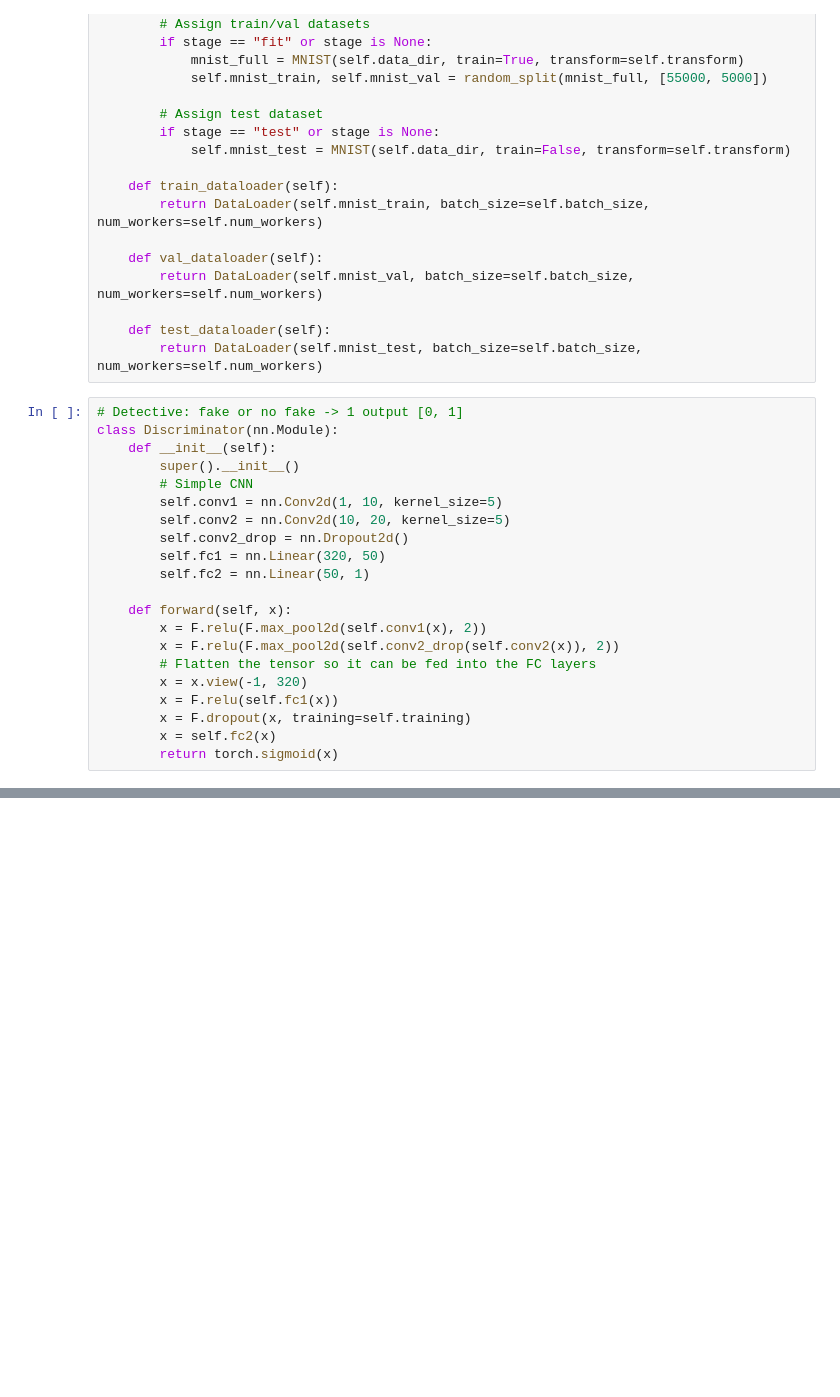
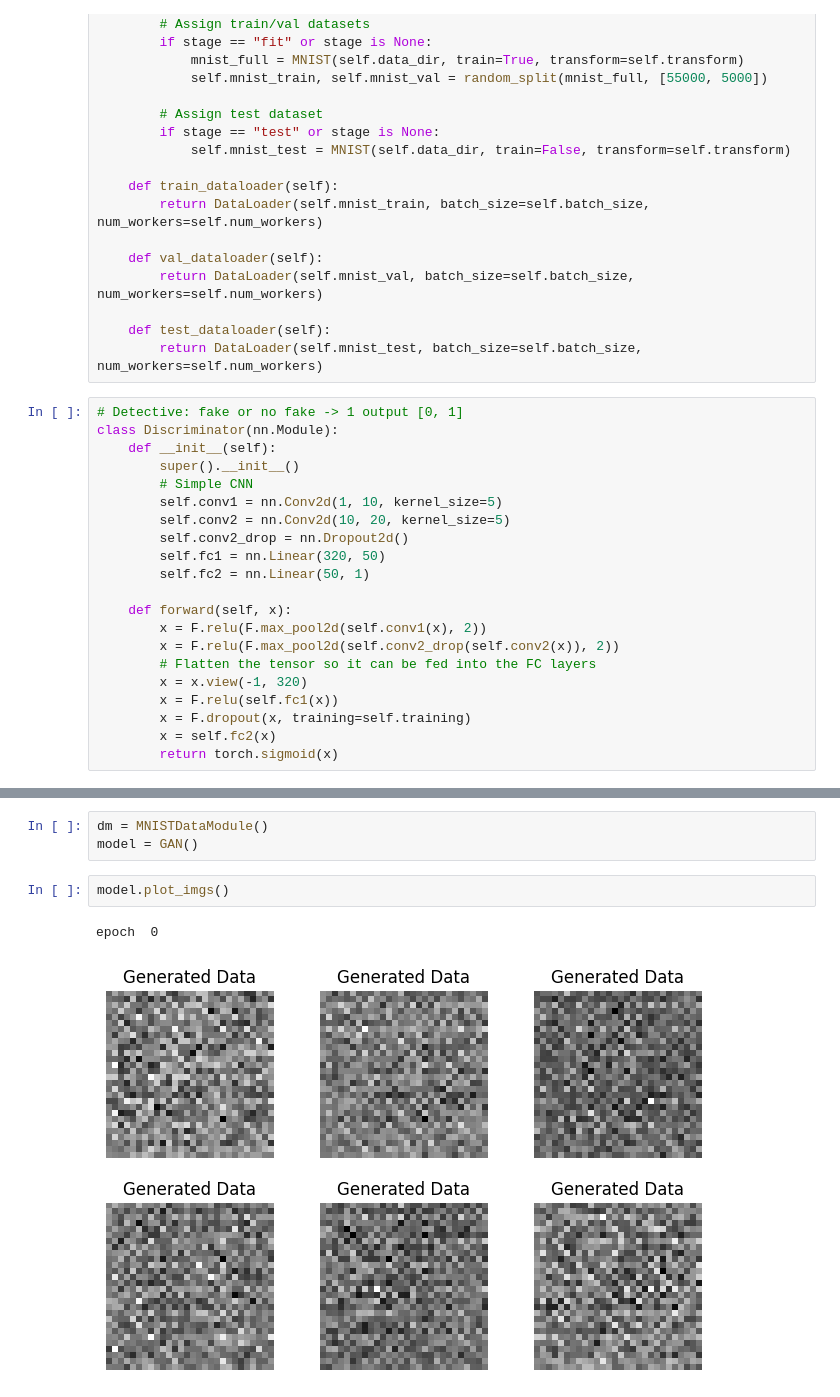
Before and after one commit to Bio-MingChen/DL_test, a Jupyter notebook: GAN_tutorial.ipynb, the cells around one changed output, grey strips where cells are left out. Saved outputs shown, nothing was run; the diff lists cells and outputs as text; blank space fills up the shorter version.

Commit message:
write a GAN model

```diff
--- a/GAN_tutorial.ipynb
+++ b/GAN_tutorial.ipynb
@@ -112,0 +332,8 @@ class Generator(nn.Module):
+# %%
+dm = MNISTDataModule()
+model = GAN()
+# %%
+model.plot_imgs()
+# %% [output]
+epoch  0
+[figure, added]
```
Also changed, not shown: parts of 7 cells of this notebook.
